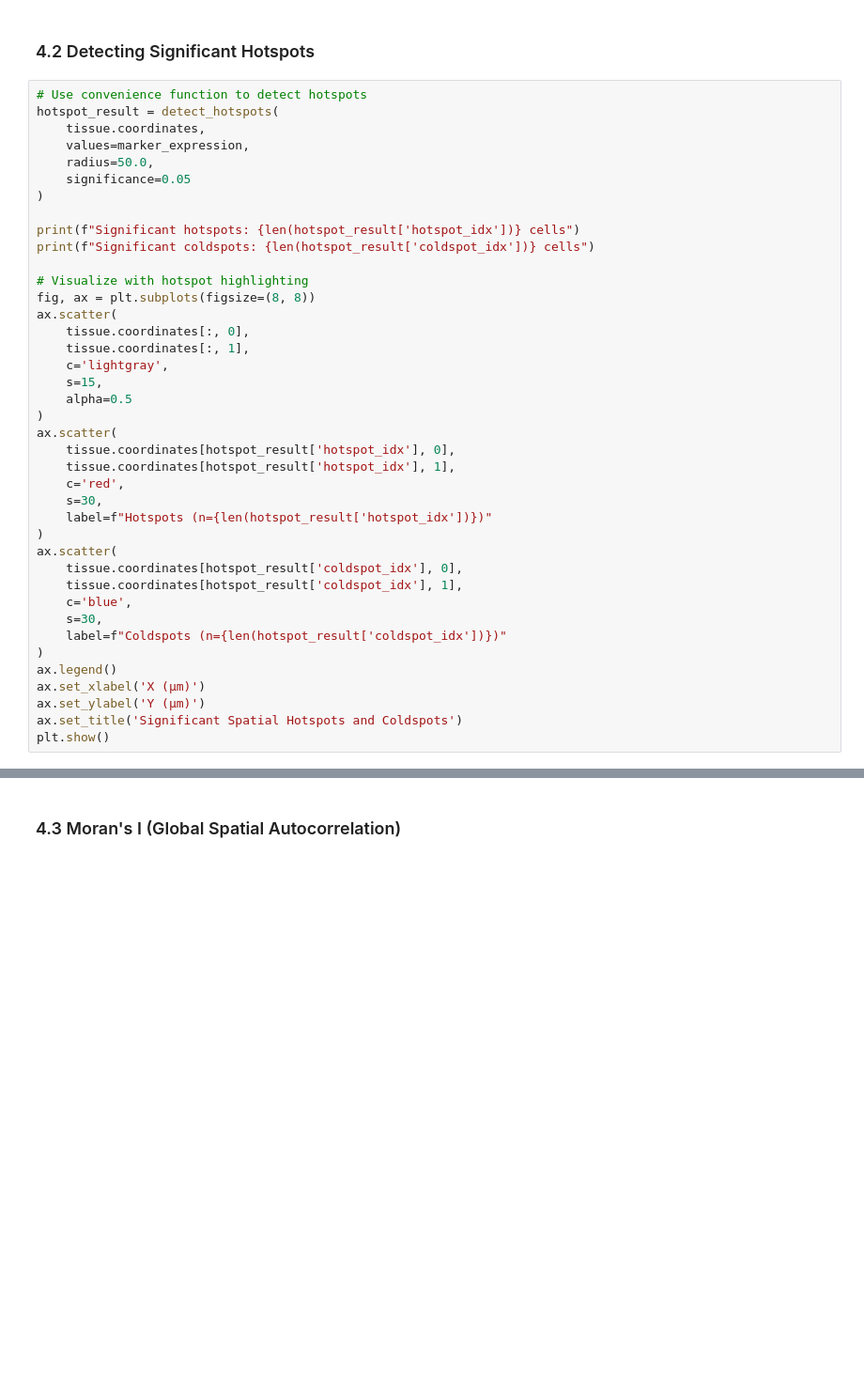
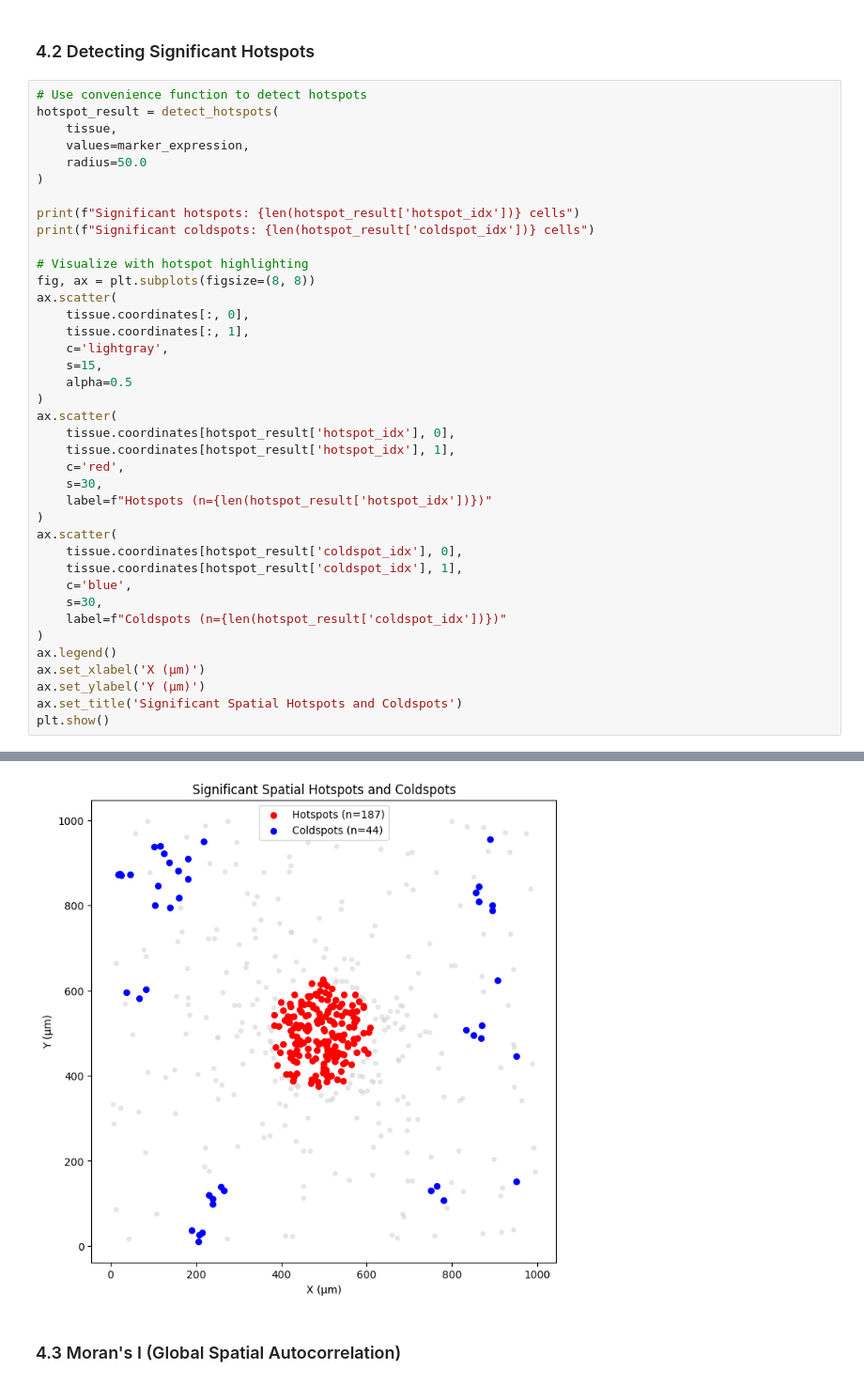
Before and after one commit to emcramer/spatialtissuepy, a Jupyter notebook: docs/tutorials/04_statistics.ipynb, the cells around one changed output, grey strips where cells are left out. Shown at 94% size. Saved outputs shown, nothing was run; the diff lists cells and outputs as text; blank space fills up the shorter version.

```diff
--- a/docs/tutorials/04_statistics.ipynb
+++ b/docs/tutorials/04_statistics.ipynb
@@ -339,10 +386,9 @@ plt.show()
 # %%
 # Use convenience function to detect hotspots
 hotspot_result = detect_hotspots(
-    tissue.coordinates,
+    tissue,
     values=marker_expression,
-    radius=50.0,
-    significance=0.05
+    radius=50.0
 )
 
 print(f"Significant hotspots: {len(hotspot_result['hotspot_idx'])} cells")
@@ -376,3 +422,4 @@ ax.set_xlabel('X (μm)')
 ax.set_ylabel('Y (μm)')
 ax.set_title('Significant Spatial Hotspots and Coldspots')
 plt.show()
+# %% [output]
@@ -379,2 +428,3 @@ plt.show()
+[figure, added]
 # %% [markdown]
 ### 4.3 Moran's I (Global Spatial Autocorrelation)
```
Also changed, not shown: parts of 13 cells of this notebook, 12 other files.
